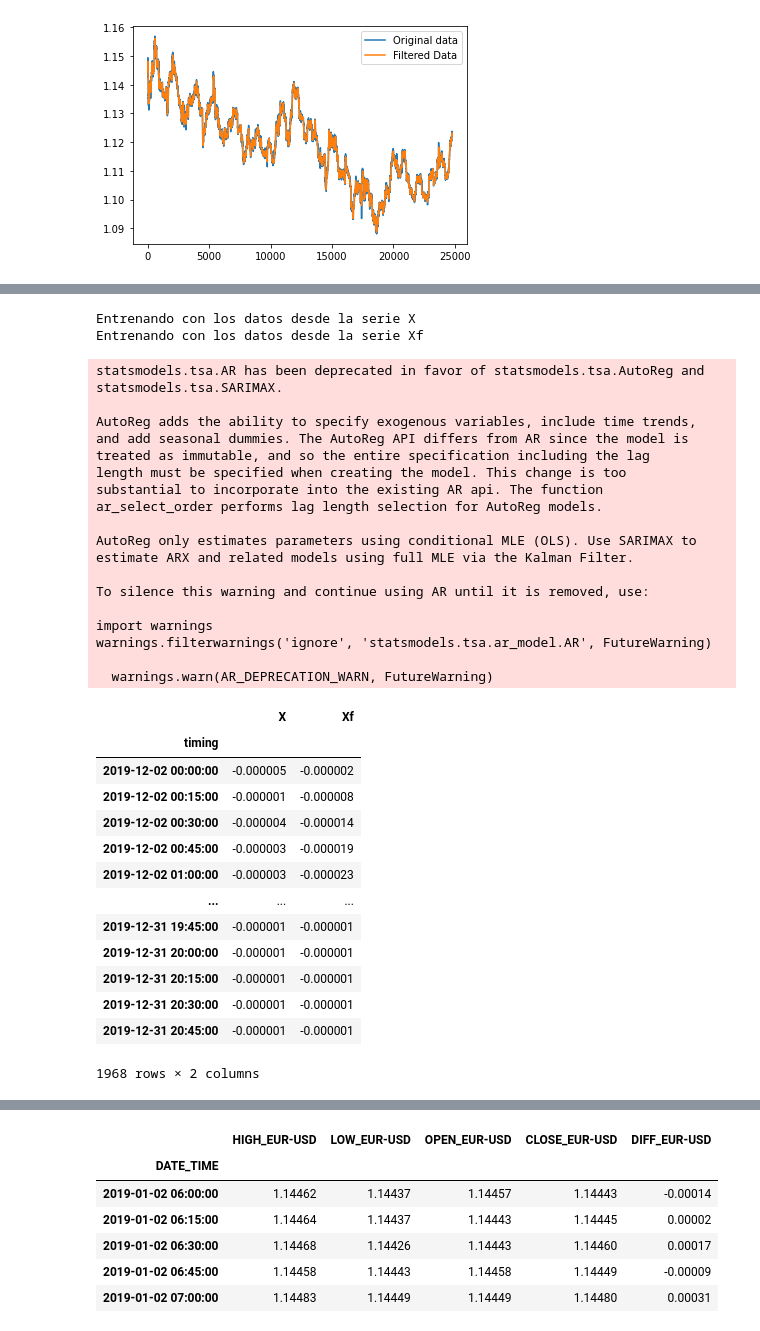
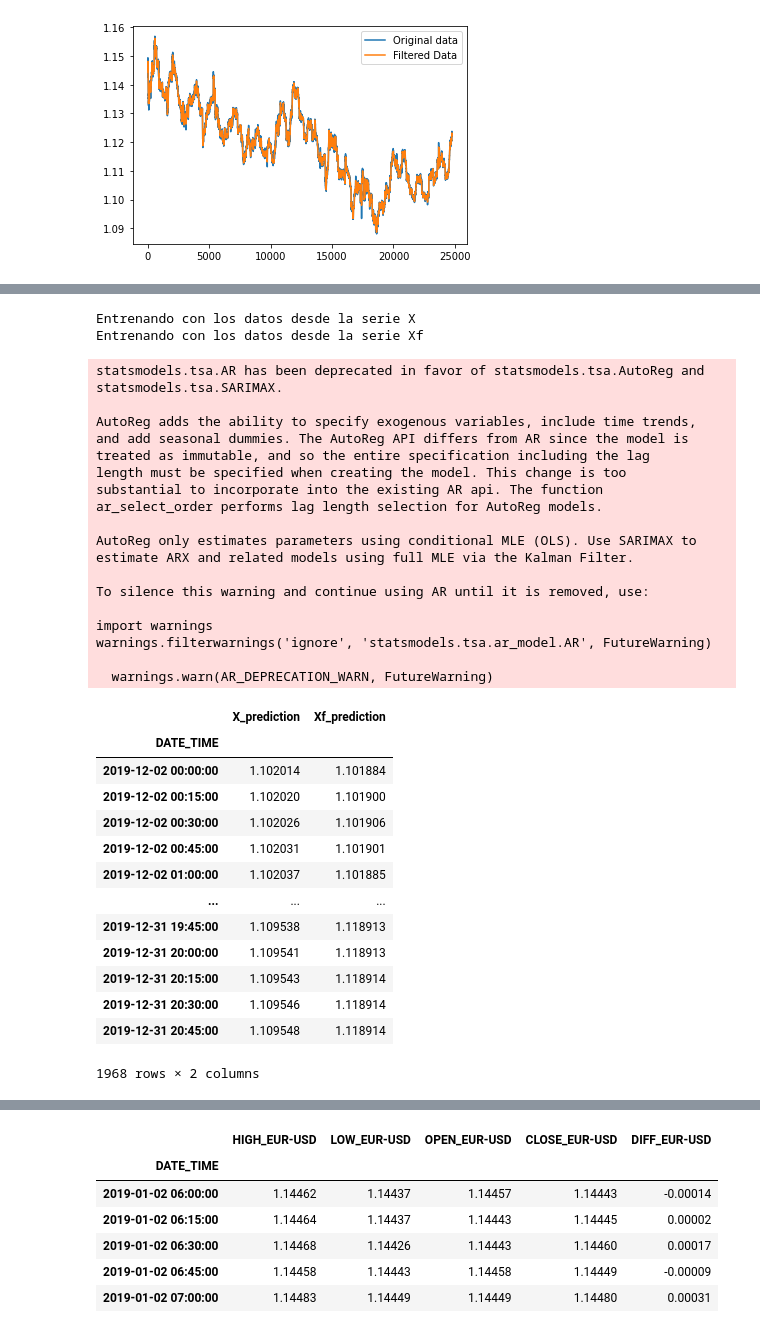
Before and after one commit to pabloestevezm/FP, a Jupyter notebook: modelling.ipynb, the cells around one changed output, grey strips where cells are left out. Cells and saved outputs as stored; diff of their text form; code cells hidden in the pictures.

Commit message:
changes modelling

```diff
--- a/modelation.ipynb
+++ b/modelling.ipynb
@@ -142,6 +121,11 @@ from statsmodels.tsa.ar_model import AR
 from statsmodels.tsa.arima_model import ARIMA
 # %%
 df = pd.DataFrame({
-    "X":data_diff.to_numpy(),
-    "Xf": filtrd_data_diff
+    "X":data_close.to_numpy(),
+    "Xf": filtrd_data_close
 },index=forex_pairs.index)
+
+dr = df.index
+print(dr, dr.shape)
+realidad = df.loc[dr[:22808]]
+futuro = df.loc[dr[22808:]]
@@ -185,57 +164,57 @@ DatetimeIndex(['2019-01-02 06:00:00', '2019-01-02 06:15:00',
 # %%
+#We start with the AR Model
+
 predictions_AR = dict()
 
 for col in realidad.columns:
     train = realidad[col]
     test = futuro[col]
-
+    #train y test retornan la serie de Xf
     # Entrena el modelo AR
     model_AR = AR(train)
     print(f"Entrenando con los datos desde la serie {col}")
-    model_fit_AR = model_AR.fit(maxlag=10)
+    model_fit_AR = model_AR.fit(maxlag=4)
 
      # Predice los valores AR
-    predictions_AR[col] = model_fit_AR.predict(start=len(train),
+    predictions_AR[f'{col}_prediction'] = model_fit_AR.predict(start=len(train),
                                     end=len(train)+len(test)-1, dynamic=False)
 
 pred_AR = pd.DataFrame(predictions_AR)
-pred_AR['timing'] = futuro.index
-pred_AR.index = pd.DatetimeIndex(pred_AR.timing)
-pred_AR = pred_AR.drop(columns={'timing'})
+pred_AR.index = futuro.index
 pred_AR
 # %% [output]
 Entrenando con los datos desde la serie X
 Entrenando con los datos desde la serie Xf
 statsmodels.tsa.AR has been deprecated in favor of statsmodels.tsa.AutoReg and
 statsmodels.tsa.SARIMAX.
 
 AutoReg adds the ability to specify exogenous variables, include time trends,
 and add seasonal dummies. The AutoReg API differs from AR since the model is
 treated as immutable, and so the entire specification including the lag
 length must be specified when creating the model. This change is too
 substantial to incorporate into the existing AR api. The function
 ar_select_order performs lag length selection for AutoReg models.
 
 AutoReg only estimates parameters using conditional MLE (OLS). Use SARIMAX to
 estimate ARX and related models using full MLE via the Kalman Filter.
 
 To silence this warning and continue using AR until it is removed, use:
 
 import warnings
 warnings.filterwarnings('ignore', 'statsmodels.tsa.ar_model.AR', FutureWarning)
 
   warnings.warn(AR_DEPRECATION_WARN, FutureWarning)
-|  | X | Xf |
-| timing |  |  |
-| 2019-12-02 00:00:00 | -0.000005 | -0.000002 |
-| 2019-12-02 00:15:00 | -0.000001 | -0.000008 |
-| 2019-12-02 00:30:00 | -0.000004 | -0.000014 |
-| 2019-12-02 00:45:00 | -0.000003 | -0.000019 |
-| 2019-12-02 01:00:00 | -0.000003 | -0.000023 |
+|  | X_prediction | Xf_prediction |
+| DATE_TIME |  |  |
+| 2019-12-02 00:00:00 | 1.102014 | 1.101884 |
+| 2019-12-02 00:15:00 | 1.102020 | 1.101900 |
+| 2019-12-02 00:30:00 | 1.102026 | 1.101906 |
+| 2019-12-02 00:45:00 | 1.102031 | 1.101901 |
+| 2019-12-02 01:00:00 | 1.102037 | 1.101885 |
 | ... | ... | ... |
-| 2019-12-31 19:45:00 | -0.000001 | -0.000001 |
-| 2019-12-31 20:00:00 | -0.000001 | -0.000001 |
-| 2019-12-31 20:15:00 | -0.000001 | -0.000001 |
-| 2019-12-31 20:30:00 | -0.000001 | -0.000001 |
-| 2019-12-31 20:45:00 | -0.000001 | -0.000001 |
+| 2019-12-31 19:45:00 | 1.109538 | 1.118913 |
+| 2019-12-31 20:00:00 | 1.109541 | 1.118913 |
+| 2019-12-31 20:15:00 | 1.109543 | 1.118914 |
+| 2019-12-31 20:30:00 | 1.109546 | 1.118914 |
+| 2019-12-31 20:45:00 | 1.109548 | 1.118914 |
 1968 rows × 2 columns
```
Also changed, not shown: parts of 30 cells of this notebook, 3 other files.
